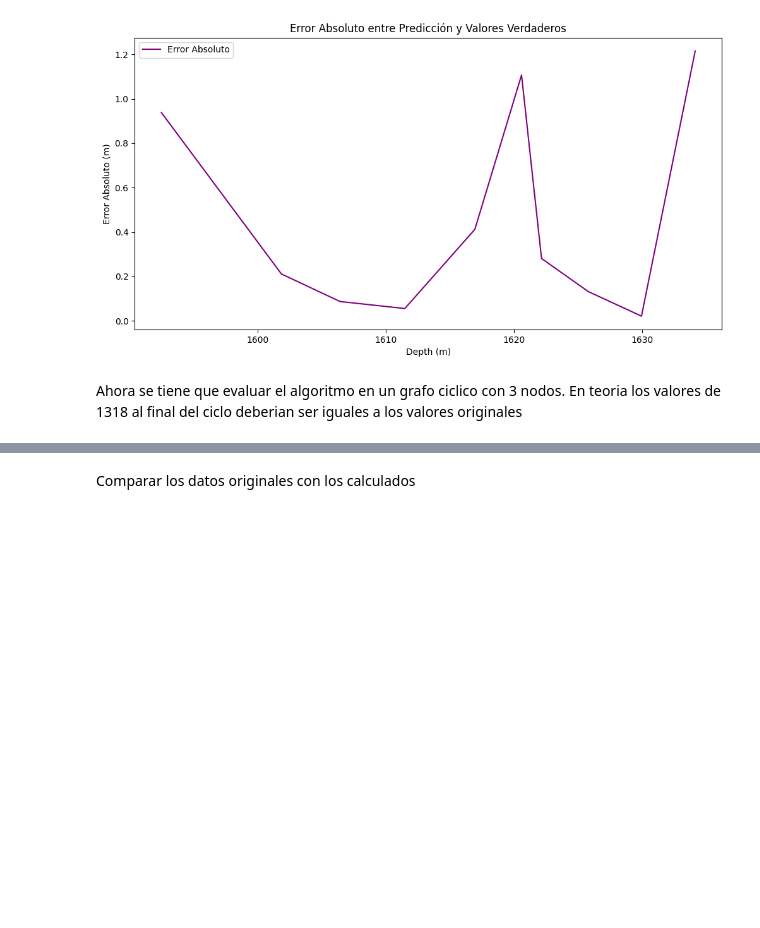
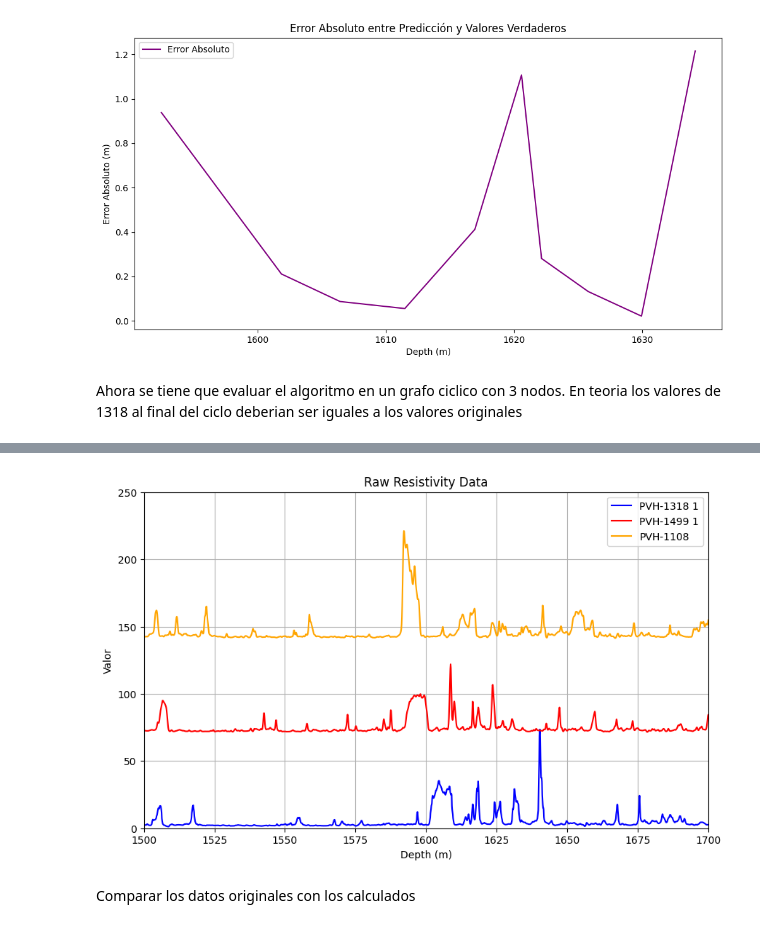
Before and after one commit to scast3/dtw_tool, a Jupyter notebook: main_code.ipynb, the cells around one changed output, grey strips where cells are left out. Cells and saved outputs as stored; diff of their text form; code cells hidden in the pictures; blank space fills up the shorter version.

```diff
--- a/main_code.ipynb
+++ b/main_code.ipynb
@@ -394,6 +396,31 @@ calc_tops(G, "PVH-1108", "PVH-1318 1")
 7  O5bT  1624.2
 8   O7T  1628.1
 9   O7T  1630.1
+# %%
+
+offset = 70
+graph1 = G.nodes["PVH-1318 1"]["data"]
+graph2 = G.nodes["PVH-1499 1"]["data"]
+graph3 = G.nodes["PVH-1108"]["data"]
+plt.figure(figsize=(10, 6))
+
+    # Plot df1
+plt.plot(graph1["DEPTH"], graph1["RES_DEEP"], label="PVH-1318 1", color='blue')
+
+    # Plot df2 with offset
+plt.plot(graph2["DEPTH"], graph2["RES_DEEP"] + offset, label="PVH-1499 1", color='red')
+plt.plot(graph3["DEPTH"], graph3["RES_DEEP"] + offset*2, label="PVH-1108", color='orange')
+
+plt.title("Raw Resistivity Data")
+plt.xlabel('Depth (m)')
+plt.xlim(1500, 1700)
+plt.ylabel('Valor')
+plt.ylim(0,250)
+plt.legend()
+plt.grid(True)
+plt.show()
+# %% [output]
+[figure, added]
 # %% [markdown]
 Comparar los datos originales con los calculados
 # %%
```
Also changed, not shown: parts of 4 cells of this notebook, 1 other file.
